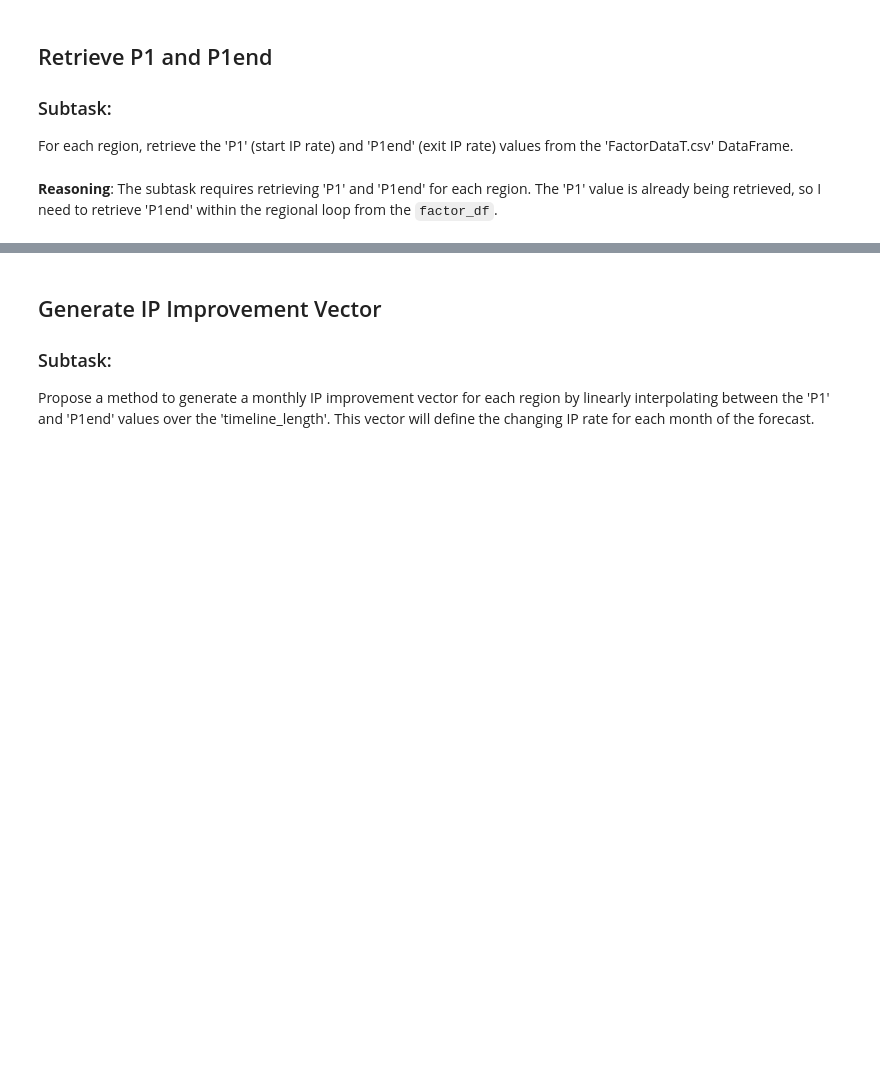
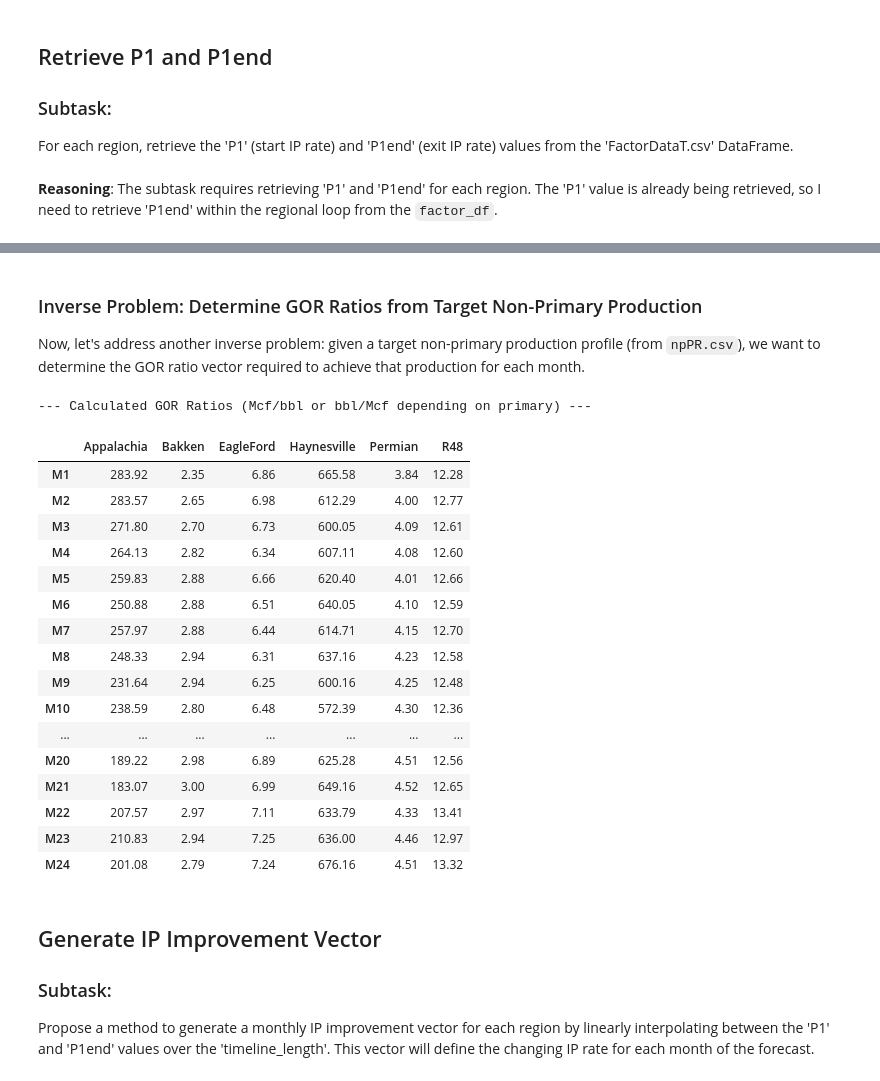
Before and after one commit to JozefSL/pyNotes, a Jupyter notebook: numpy/RegMprod_wIP_vector.ipynb, the cells around one changed output, grey strips where cells are left out. Saved outputs shown, nothing was run; the diff lists cells and outputs as text; code cells hidden in the pictures; blank space fills up the shorter version.

```diff
--- a/numpy/RegMprod_wIP_vector.ipynb
+++ b/numpy/RegMprod_wIP_vector.ipynb
@@ -695,3 +1109,68 @@ New Single Well Production Matrix (BOE/day):
+# %% [markdown]
+### Inverse Problem: Determine GOR Ratios from Target Non-Primary Production
+
+Now, let's address another inverse problem: given a target non-primary production profile (from `npPR.csv`), we want to determine the GOR ratio vector required to achieve that production for each month.
+# %%
+# Load the target non-primary production data
+npPR_df = pd.read_csv("npPR.csv")
+
+# Dictionary to store the calculated GOR ratio vectors for each region
+calculated_gor_ratios = {}
+
+# Iterate through each region to perform the inverse calculation
+for region in regional_forecasts.keys():
+    # Skip L48 as it's a total, not a region for individual GOR calculation
+    if region == 'L48':
+        continue
+
+    # Get primary production for the current region
+    primary_production = forecast_df[region].iloc[1:].values # Exclude M0 as npPR.csv starts from M1
+
+    # Check if the region column exists in npPR_df
+    if region not in npPR_df.columns:
+        print(f"Warning: No target non-primary production column found for region {region} in npPR.csv. Skipping.")
+        calculated_gor_ratios[region] = np.full(num_months, np.nan) # Fill with NaN if column missing
+        continue
+
+    # Extract the target non-primary production values for the current region (M1 to M24)
+    # Assuming the first 'num_months' rows correspond to M1 to M24 in npPR.csv
+    target_non_primary_production = pd.to_numeric(npPR_df[region].iloc[:num_months], errors='coerce').fillna(0).values * 1000
+
+    # Perform inverse GOR calculation
+    monthly_gor_calculated = np.zeros(num_months)
+    if region in GAS_REGIONS: # Primary is gas, non-primary is oil. Oil = Gas / GOR => GOR = Gas / Oil
+        # Ensure target_non_primary_production is not zero to avoid division by zero
+        monthly_gor_calculated = np.where(target_non_primary_production != 0, primary_production / target_non_primary_production, np.nan)
+    else: # Primary is oil, non-primary is gas. Gas = Oil * GOR => GOR = Gas / Oil
+        # Ensure primary_production is not zero to avoid division by zero
+        monthly_gor_calculated = np.where(primary_production != 0, target_non_primary_production / primary_production, np.nan)
+
+    calculated_gor_ratios[region] = monthly_gor_calculated
+
+# Create a DataFrame for the calculated GOR ratios
+calculated_gor_ratios_df = pd.DataFrame(calculated_gor_ratios, index=month_cols)
+
+print("\n--- Calculated GOR Ratios (Mcf/bbl or bbl/Mcf depending on primary) ---")
+display(calculated_gor_ratios_df.style.format("{:,.2f}"))
+# %% [output]
+--- Calculated GOR Ratios (Mcf/bbl or bbl/Mcf depending on primary) ---
+|  | Appalachia | Bakken | EagleFord | Haynesville | Permian | R48 |
+| M1 | 283.92 | 2.35 | 6.86 | 665.58 | 3.84 | 12.28 |
+| M2 | 283.57 | 2.65 | 6.98 | 612.29 | 4.00 | 12.77 |
+| M3 | 271.80 | 2.70 | 6.73 | 600.05 | 4.09 | 12.61 |
+| M4 | 264.13 | 2.82 | 6.34 | 607.11 | 4.08 | 12.60 |
+| M5 | 259.83 | 2.88 | 6.66 | 620.40 | 4.01 | 12.66 |
+| M6 | 250.88 | 2.88 | 6.51 | 640.05 | 4.10 | 12.59 |
+| M7 | 257.97 | 2.88 | 6.44 | 614.71 | 4.15 | 12.70 |
+| M8 | 248.33 | 2.94 | 6.31 | 637.16 | 4.23 | 12.58 |
+| M9 | 231.64 | 2.94 | 6.25 | 600.16 | 4.25 | 12.48 |
+| M10 | 238.59 | 2.80 | 6.48 | 572.39 | 4.30 | 12.36 |
+| ... | ... | ... | ... | ... | ... | ... |
+| M20 | 189.22 | 2.98 | 6.89 | 625.28 | 4.51 | 12.56 |
+| M21 | 183.07 | 3.00 | 6.99 | 649.16 | 4.52 | 12.65 |
+| M22 | 207.57 | 2.97 | 7.11 | 633.79 | 4.33 | 13.41 |
+| M23 | 210.83 | 2.94 | 7.25 | 636.00 | 4.46 | 12.97 |
+| M24 | 201.08 | 2.79 | 7.24 | 676.16 | 4.51 | 13.32 |
 # %% [markdown]
 ## Generate IP Improvement Vector
 
```
Also changed, not shown: parts of 23 cells of this notebook.
